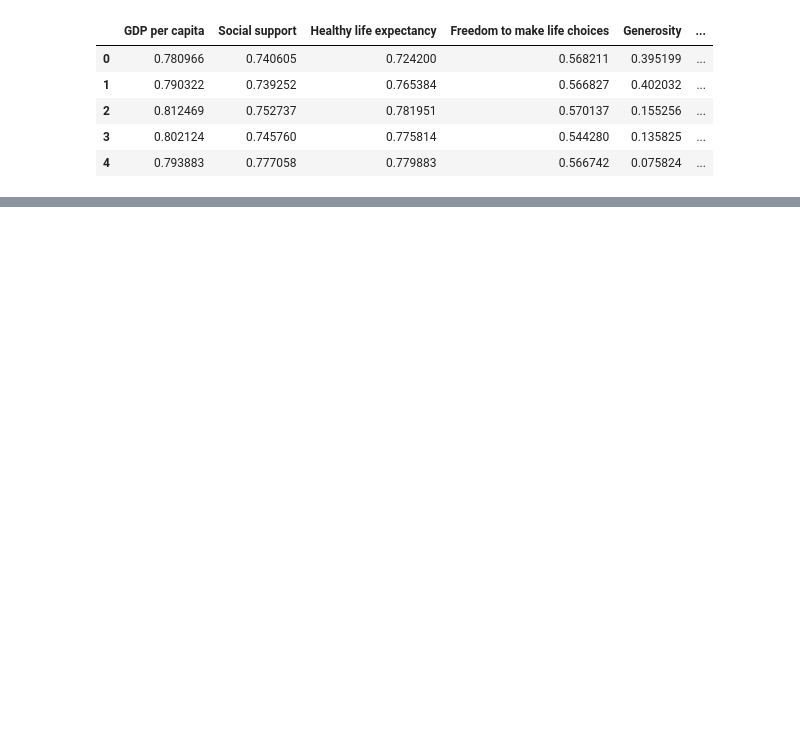
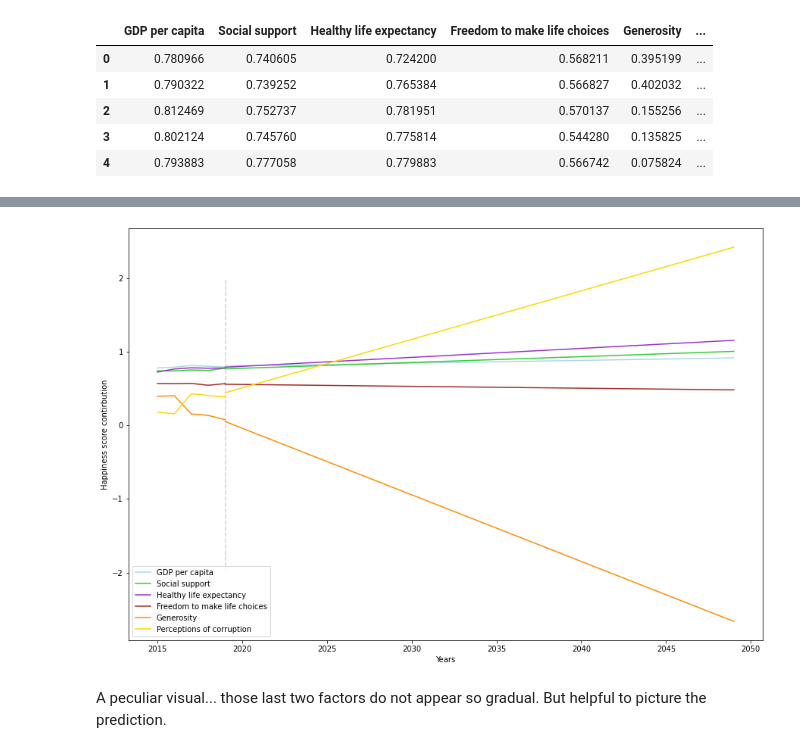
Before and after one commit to yabbou/python-data-science, a Jupyter notebook: hw_4_pandas.ipynb, the cells around one changed output, grey strips where cells are left out. Drawn from its saved outputs; the diff is of its cells as text; code cells hidden in the pictures; blank space fills up the shorter version.

Commit message:
Added regression line chart

```diff
--- a/hw_4_pandas.ipynb
+++ b/hw_4_pandas.ipynb
@@ -482,0 +504,22 @@ future_corrs_df
+# %%
+plt.figure(figsize=(15,10))
+
+COLOURS = ['lightblue', 'limegreen','darkorchid','brown','darkorange','gold']
+plt.ylabel('Happiness score contirbution')
+plt.xlabel('Years')
+
+def showRegression(X,corrs_df):
+  for col in COLS:
+    y = corrs_df.loc[:,[col]]
+    i = list(COLS).index(col)
+    line = plt.plot(X, y, color=COLOURS[i])
+
+showRegression(past_years.values, present_corrs_df)
+showRegression(future_years.values, future_corrs_df)
+plt.vlines([2019], ymin=-2,ymax=2, linestyles='dashed', colors='lightgrey')
+plt.legend(COLS,loc ="lower left")
+plt.show()
+# %% [output]
+[figure, added]
+# %% [markdown]
+A peculiar visual... those last two factors do not appear so gradual. But helpful to picture the prediction.
```
Also changed, not shown: parts of 7 cells of this notebook.
